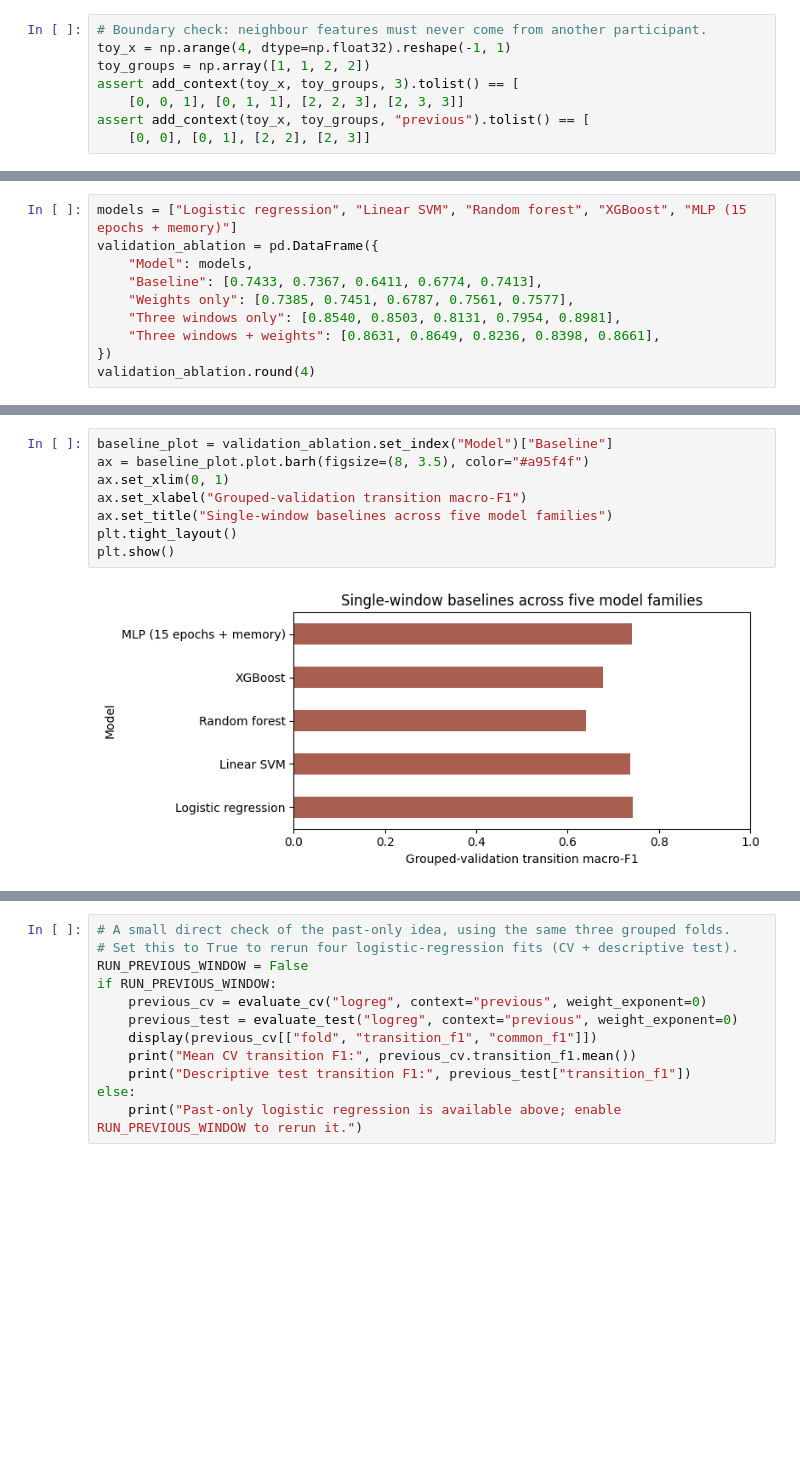
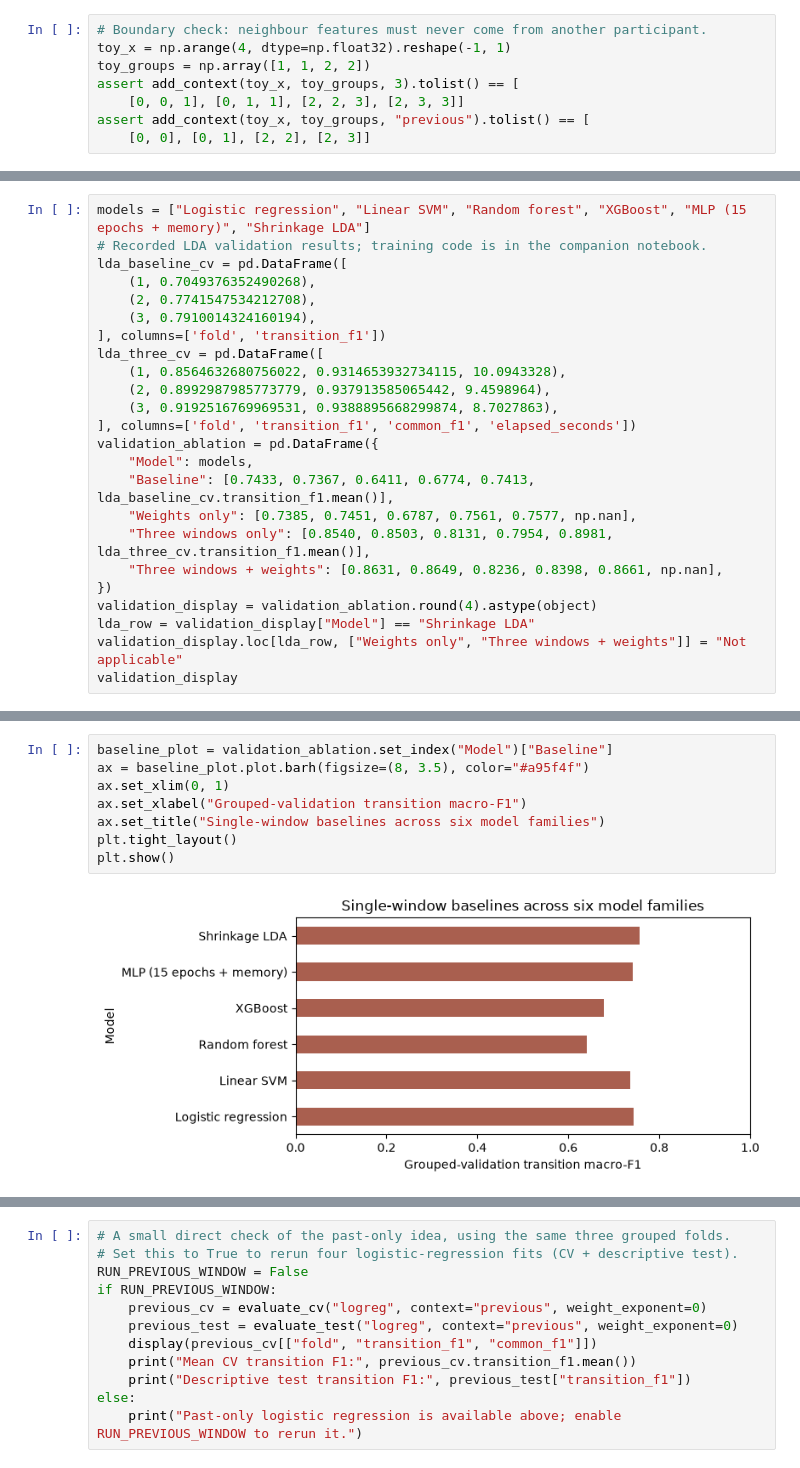
Before and after one commit to AY26-27-Sem1-CS3244-Group3/Improving-Recognition-of-Rare-Postural-Transitions, a Jupyter notebook: our approach/Improving Rare Postural Transitions.ipynb, the cells around one changed output, grey strips where cells are left out. Saved outputs shown, nothing was run; the diff lists cells and outputs as text; blank space fills up the shorter version.

Commit message:
Integrate shrinkage LDA into shared study with companion notebook

```diff
--- a/our approach/Improving Rare Postural Transitions.ipynb
+++ b/our approach/Improving Rare Postural Transitions.ipynb
@@ -308,12 +334,26 @@ First, each model sees only the current window, with no added class weights or o
 # %%
-models = ["Logistic regression", "Linear SVM", "Random forest", "XGBoost", "MLP (15 epochs + memory)"]
+models = ["Logistic regression", "Linear SVM", "Random forest", "XGBoost", "MLP (15 epochs + memory)", "Shrinkage LDA"]
+# Recorded LDA validation results; training code is in the companion notebook.
+lda_baseline_cv = pd.DataFrame([
+    (1, 0.7049376352490268),
+    (2, 0.7741547534212708),
+    (3, 0.7910014324160194),
+], columns=['fold', 'transition_f1'])
+lda_three_cv = pd.DataFrame([
+    (1, 0.8564632680756022, 0.9314653932734115, 10.0943328),
+    (2, 0.8992987985773779, 0.937913585065442, 9.4598964),
+    (3, 0.9192516769969531, 0.9388895668299874, 8.7027863),
+], columns=['fold', 'transition_f1', 'common_f1', 'elapsed_seconds'])
 validation_ablation = pd.DataFrame({
     "Model": models,
-    "Baseline": [0.7433, 0.7367, 0.6411, 0.6774, 0.7413],
-    "Weights only": [0.7385, 0.7451, 0.6787, 0.7561, 0.7577],
-    "Three windows only": [0.8540, 0.8503, 0.8131, 0.7954, 0.8981],
-    "Three windows + weights": [0.8631, 0.8649, 0.8236, 0.8398, 0.8661],
+    "Baseline": [0.7433, 0.7367, 0.6411, 0.6774, 0.7413, lda_baseline_cv.transition_f1.mean()],
+    "Weights only": [0.7385, 0.7451, 0.6787, 0.7561, 0.7577, np.nan],
+    "Three windows only": [0.8540, 0.8503, 0.8131, 0.7954, 0.8981, lda_three_cv.transition_f1.mean()],
+    "Three windows + weights": [0.8631, 0.8649, 0.8236, 0.8398, 0.8661, np.nan],
 })
-validation_ablation.round(4)
+validation_display = validation_ablation.round(4).astype(object)
+lda_row = validation_display["Model"] == "Shrinkage LDA"
+validation_display.loc[lda_row, ["Weights only", "Three windows + weights"]] = "Not applicable"
+validation_display
 # %% [output]
 |  | Model | Baseline | Weights only | Three windows only | Three windows + weights |
@@ -335,13 +377,13 @@ validation_ablation.round(4)
 # %%
 baseline_plot = validation_ablation.set_index("Model")["Baseline"]
 ax = baseline_plot.plot.barh(figsize=(8, 3.5), color="#a95f4f")
 ax.set_xlim(0, 1)
 ax.set_xlabel("Grouped-validation transition macro-F1")
-ax.set_title("Single-window baselines across five model families")
+ax.set_title("Single-window baselines across six model families")
 plt.tight_layout()
 plt.show()
 # %% [output]
-[figure, old version]
+[figure, new version]
 # %% [markdown]
 ## 2. Compare four ways to help rare transitions
 
```
Also changed, not shown: parts of 38 cells of this notebook, 1 other file.
